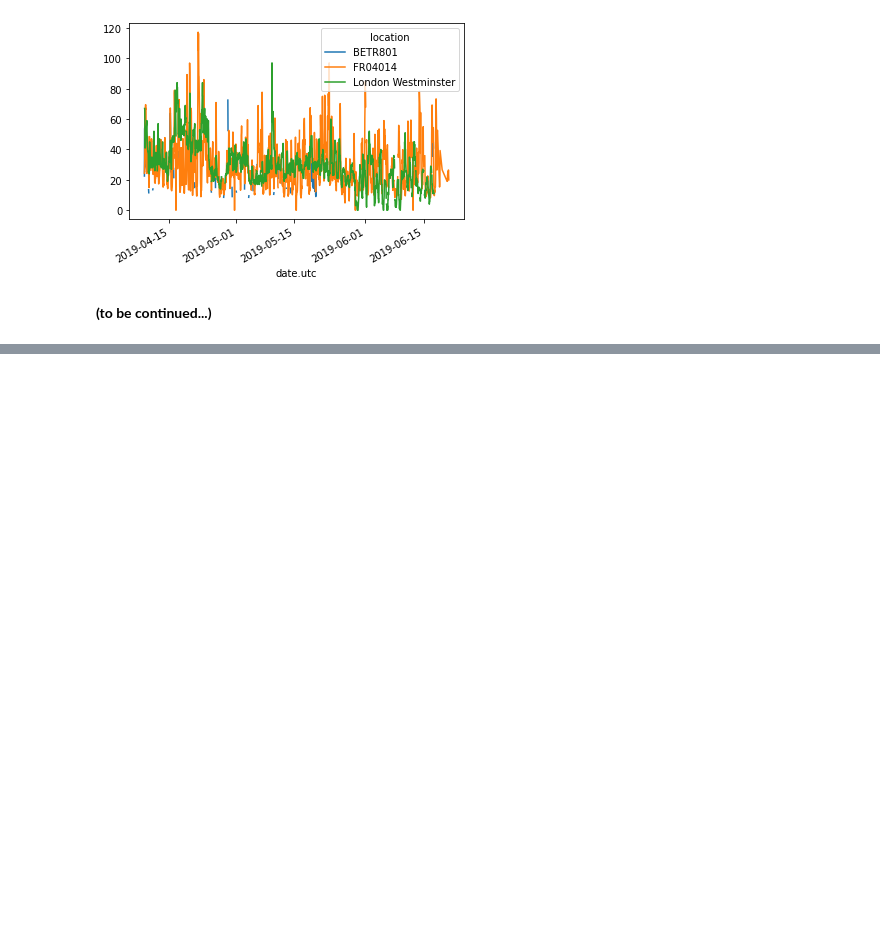
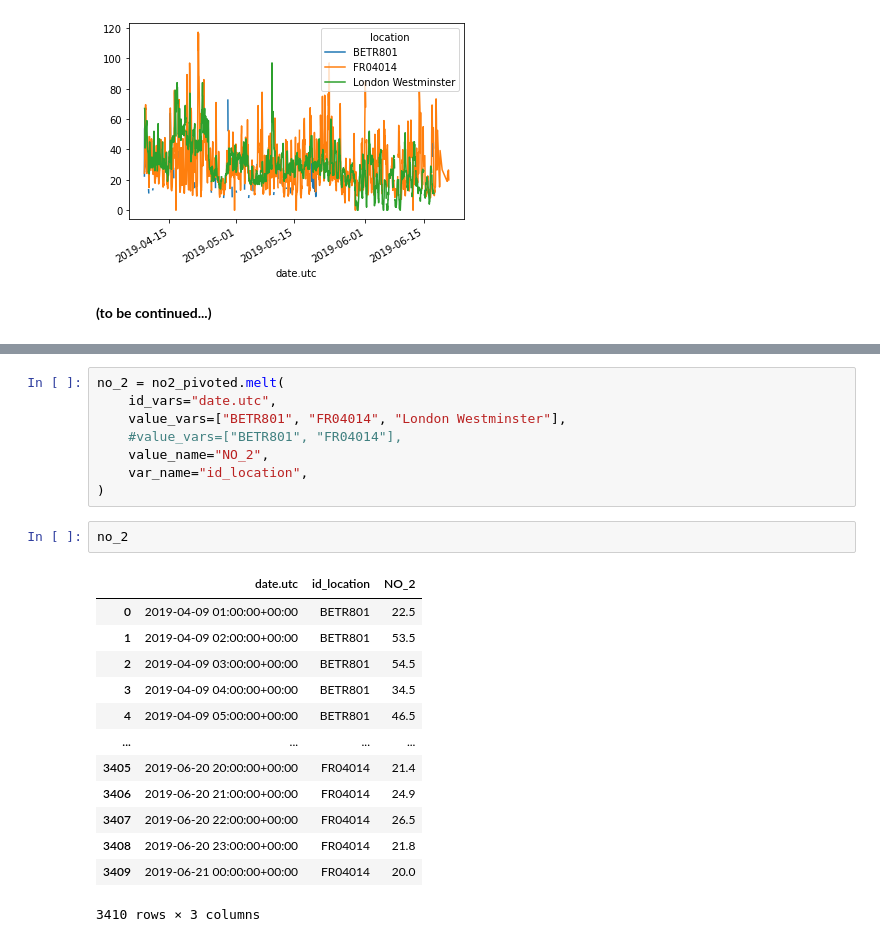
Before and after one commit to boykoatwork/jupyter, a Jupyter notebook: pandas/tutorial_07.ipynb, the cells around one changed output, grey strips where cells are left out. Saved outputs shown, nothing was run; the diff lists cells and outputs as text; blank space fills up the shorter version.

```diff
--- a/pandas/tutorial_07.ipynb
+++ b/pandas/tutorial_07.ipynb
@@ -136,0 +208,24 @@ no2.pivot(columns="location", values="value").plot()
+# %%
+no_2 = no2_pivoted.melt(
+    id_vars="date.utc",
+    value_vars=["BETR801", "FR04014", "London Westminster"],
+    #value_vars=["BETR801", "FR04014"],
+    value_name="NO_2",
+    var_name="id_location",
+)
+# %%
+no_2
+# %% [output]
+|  | date.utc | id_location | NO_2 |
+| 0 | 2019-04-09 01:00:00+00:00 | BETR801 | 22.5 |
+| 1 | 2019-04-09 02:00:00+00:00 | BETR801 | 53.5 |
+| 2 | 2019-04-09 03:00:00+00:00 | BETR801 | 54.5 |
+| 3 | 2019-04-09 04:00:00+00:00 | BETR801 | 34.5 |
+| 4 | 2019-04-09 05:00:00+00:00 | BETR801 | 46.5 |
+| ... | ... | ... | ... |
+| 3405 | 2019-06-20 20:00:00+00:00 | FR04014 | 21.4 |
+| 3406 | 2019-06-20 21:00:00+00:00 | FR04014 | 24.9 |
+| 3407 | 2019-06-20 22:00:00+00:00 | FR04014 | 26.5 |
+| 3408 | 2019-06-20 23:00:00+00:00 | FR04014 | 21.8 |
+| 3409 | 2019-06-21 00:00:00+00:00 | FR04014 | 20.0 |
+3410 rows × 3 columns
```
Also changed, not shown: parts of 7 cells of this notebook, 19 other files.
